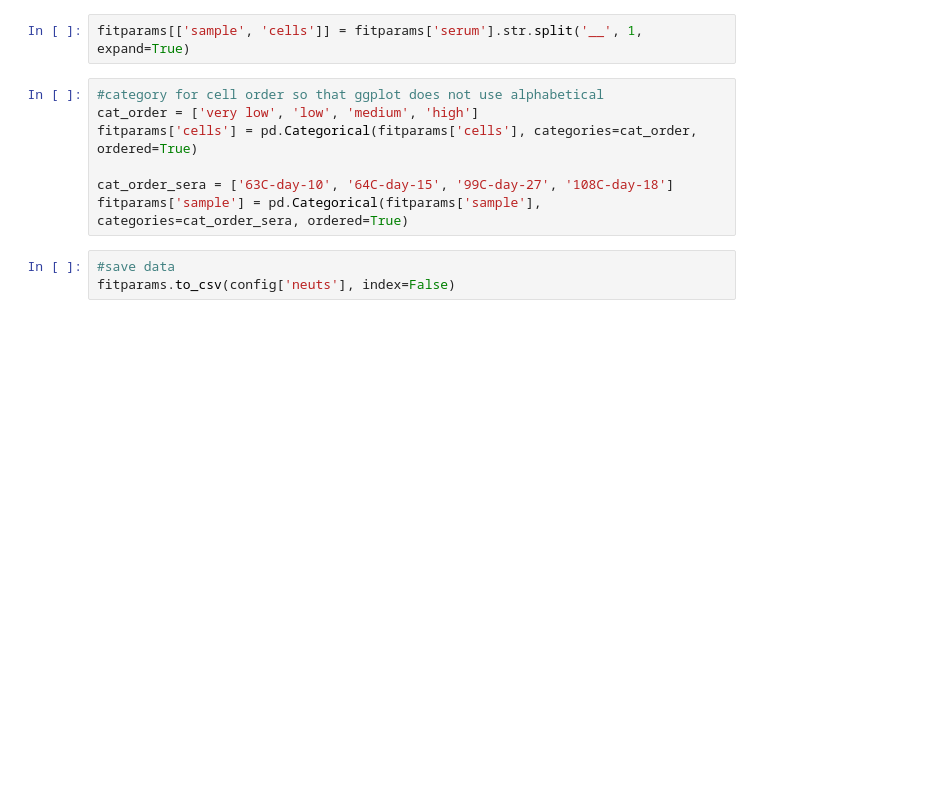
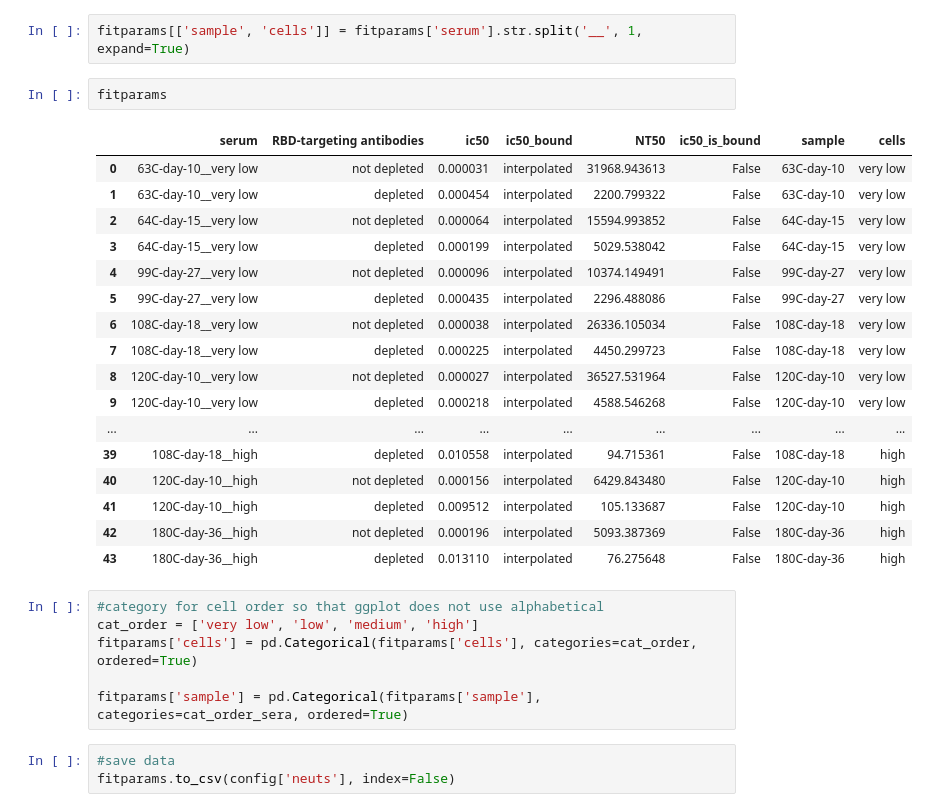
Before and after one commit to jbloomlab/Ace2_expression_neuts, a Jupyter notebook: virus_neutralization.ipynb, the cells around one changed output. Cells and saved outputs as stored; diff of their text form; blank space fills up the shorter version.

```diff
--- a/virus_neutralization.ipynb
+++ b/virus_neutralization.ipynb
@@ -78,12 +98,31 @@ fitparams = (
 fitparams['ic50_is_bound'] = fitparams['ic50_bound'].apply(lambda x: True if x!='interpolated' else False)
 # %%
 fitparams[['sample', 'cells']] = fitparams['serum'].str.split('__', 1, expand=True)
+# %%
+fitparams
+# %% [output]
+|  | serum | RBD-targeting antibodies | ic50 | ic50_bound | NT50 | ic50_is_bound | sample | cells |
+| 0 | 63C-day-10__very low | not depleted | 0.000031 | interpolated | 31968.943613 | False | 63C-day-10 | very low |
+| 1 | 63C-day-10__very low | depleted | 0.000454 | interpolated | 2200.799322 | False | 63C-day-10 | very low |
+| 2 | 64C-day-15__very low | not depleted | 0.000064 | interpolated | 15594.993852 | False | 64C-day-15 | very low |
+| 3 | 64C-day-15__very low | depleted | 0.000199 | interpolated | 5029.538042 | False | 64C-day-15 | very low |
+| 4 | 99C-day-27__very low | not depleted | 0.000096 | interpolated | 10374.149491 | False | 99C-day-27 | very low |
+| 5 | 99C-day-27__very low | depleted | 0.000435 | interpolated | 2296.488086 | False | 99C-day-27 | very low |
+| 6 | 108C-day-18__very low | not depleted | 0.000038 | interpolated | 26336.105034 | False | 108C-day-18 | very low |
+| 7 | 108C-day-18__very low | depleted | 0.000225 | interpolated | 4450.299723 | False | 108C-day-18 | very low |
+| 8 | 120C-day-10__very low | not depleted | 0.000027 | interpolated | 36527.531964 | False | 120C-day-10 | very low |
+| 9 | 120C-day-10__very low | depleted | 0.000218 | interpolated | 4588.546268 | False | 120C-day-10 | very low |
+| ... | ... | ... | ... | ... | ... | ... | ... | ... |
+| 39 | 108C-day-18__high | depleted | 0.010558 | interpolated | 94.715361 | False | 108C-day-18 | high |
+| 40 | 120C-day-10__high | not depleted | 0.000156 | interpolated | 6429.843480 | False | 120C-day-10 | high |
+| 41 | 120C-day-10__high | depleted | 0.009512 | interpolated | 105.133687 | False | 120C-day-10 | high |
+| 42 | 180C-day-36__high | not depleted | 0.000196 | interpolated | 5093.387369 | False | 180C-day-36 | high |
+| 43 | 180C-day-36__high | depleted | 0.013110 | interpolated | 76.275648 | False | 180C-day-36 | high |
 # %%
 #category for cell order so that ggplot does not use alphabetical
 cat_order = ['very low', 'low', 'medium', 'high']
 fitparams['cells'] = pd.Categorical(fitparams['cells'], categories=cat_order, ordered=True)
 
-cat_order_sera = ['63C-day-10', '64C-day-15', '99C-day-27', '108C-day-18']
 fitparams['sample'] = pd.Categorical(fitparams['sample'], categories=cat_order_sera, ordered=True)
 # %%
 #save data
```
Also changed, not shown: parts of 4 cells of this notebook, 20 other files.
